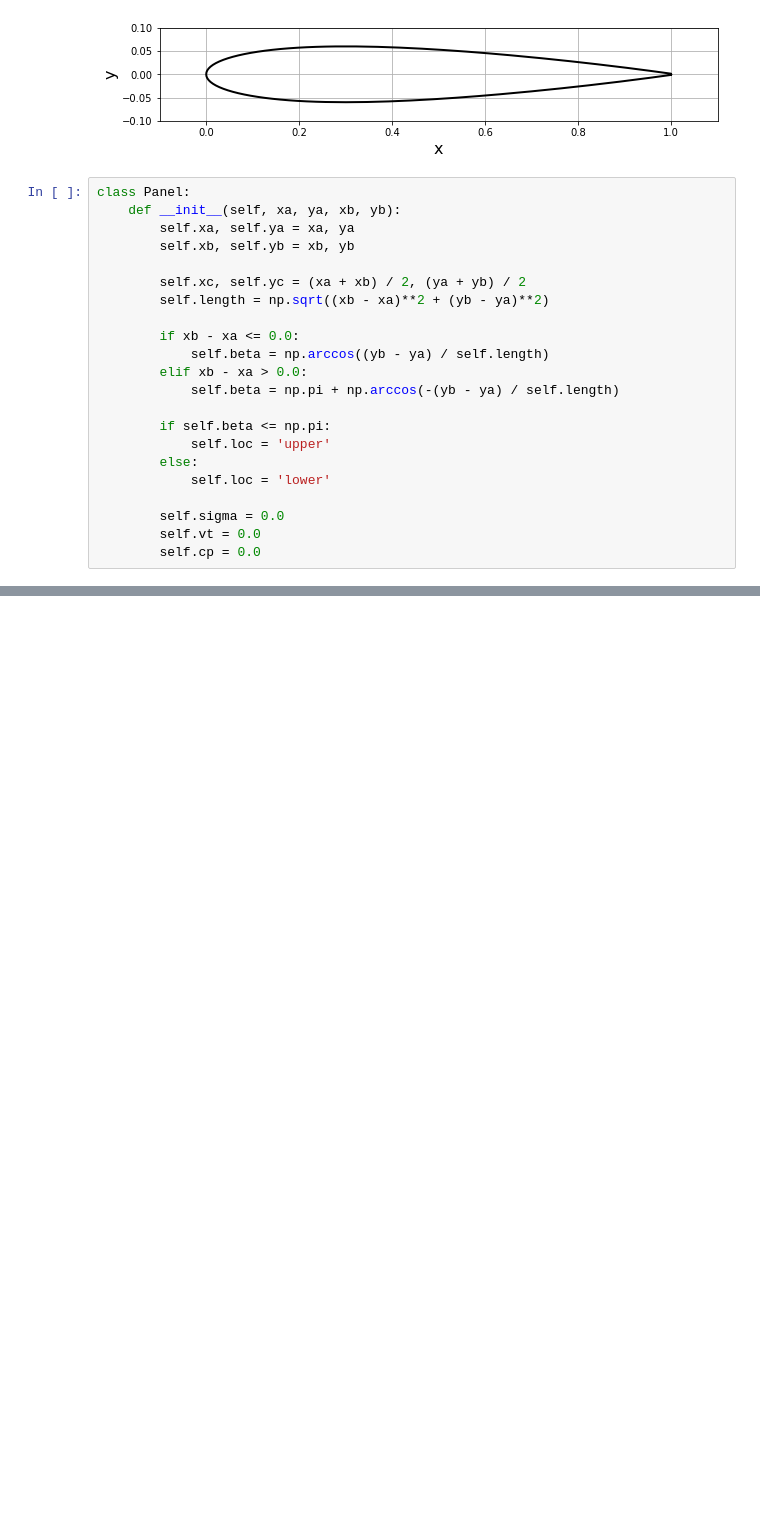
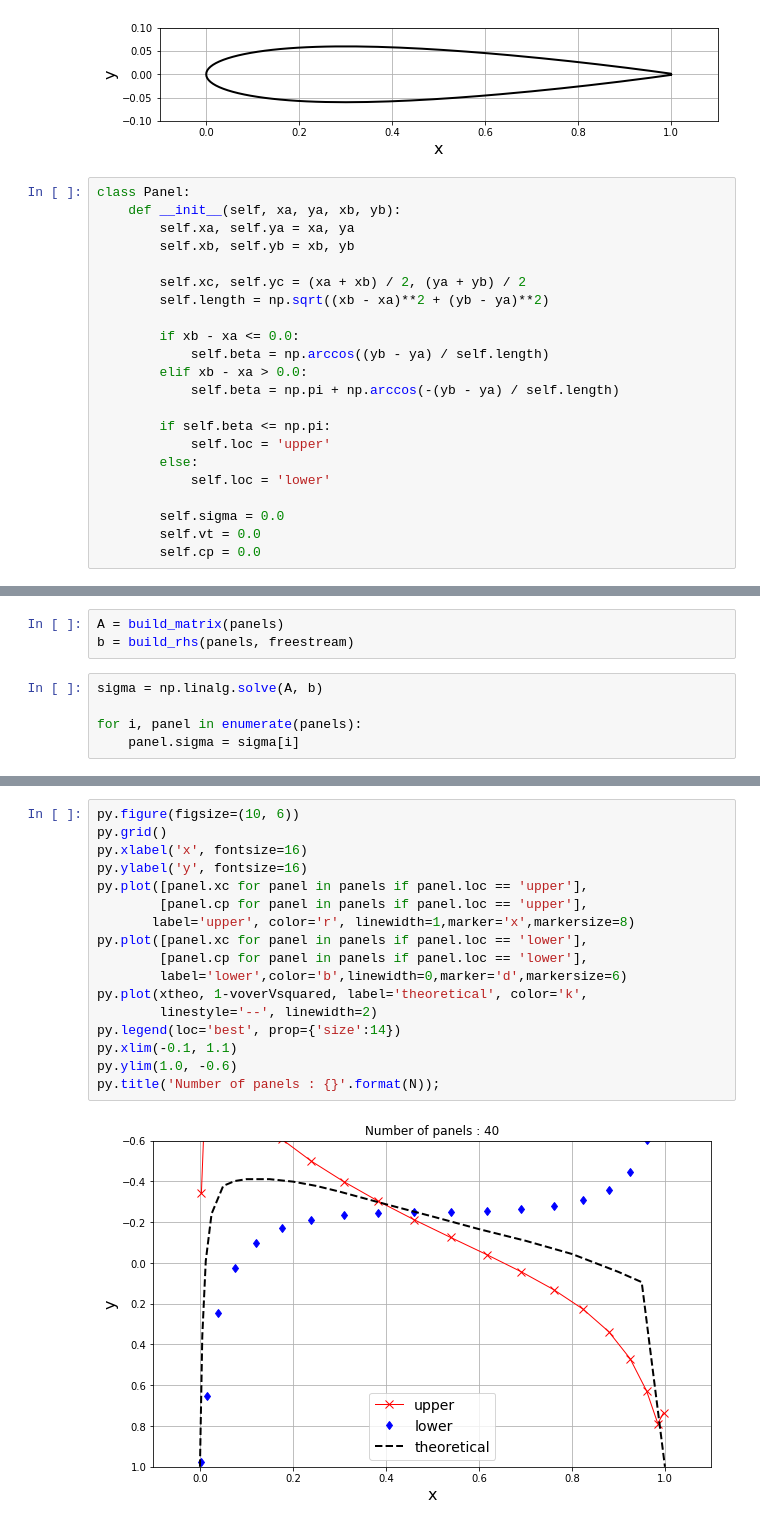
Before and after one commit to ppaulson56/MAE6226, a Jupyter notebook: 10_L10.ipynb, the cells around one changed output, grey strips where cells are left out. Drawn from its saved outputs; the diff is of its cells as text; blank space fills up the shorter version.

```diff
--- a/10_L10.ipynb
+++ b/10_L10.ipynb
@@ -58,0 +128,8 @@ def define_panels(x, y, N=40):
+# %%
+A = build_matrix(panels)
+b = build_rhs(panels, freestream)
+# %%
+sigma = np.linalg.solve(A, b)
+
+for i, panel in enumerate(panels):
+    panel.sigma = sigma[i]
@@ -58,0 +179,19 @@ def define_panels(x, y, N=40):
+# %%
+py.figure(figsize=(10, 6))
+py.grid()
+py.xlabel('x', fontsize=16)
+py.ylabel('y', fontsize=16)
+py.plot([panel.xc for panel in panels if panel.loc == 'upper'],
+        [panel.cp for panel in panels if panel.loc == 'upper'],
+       label='upper', color='r', linewidth=1,marker='x',markersize=8)
+py.plot([panel.xc for panel in panels if panel.loc == 'lower'],
+        [panel.cp for panel in panels if panel.loc == 'lower'],
+        label='lower',color='b',linewidth=0,marker='d',markersize=6)
+py.plot(xtheo, 1-voverVsquared, label='theoretical', color='k',
+        linestyle='--', linewidth=2)
+py.legend(loc='best', prop={'size':14})
+py.xlim(-0.1, 1.1)
+py.ylim(1.0, -0.6)
+py.title('Number of panels : {}'.format(N));
+# %% [output]
+[figure, added]
```
Also changed, not shown: parts of 17 cells of this notebook.
